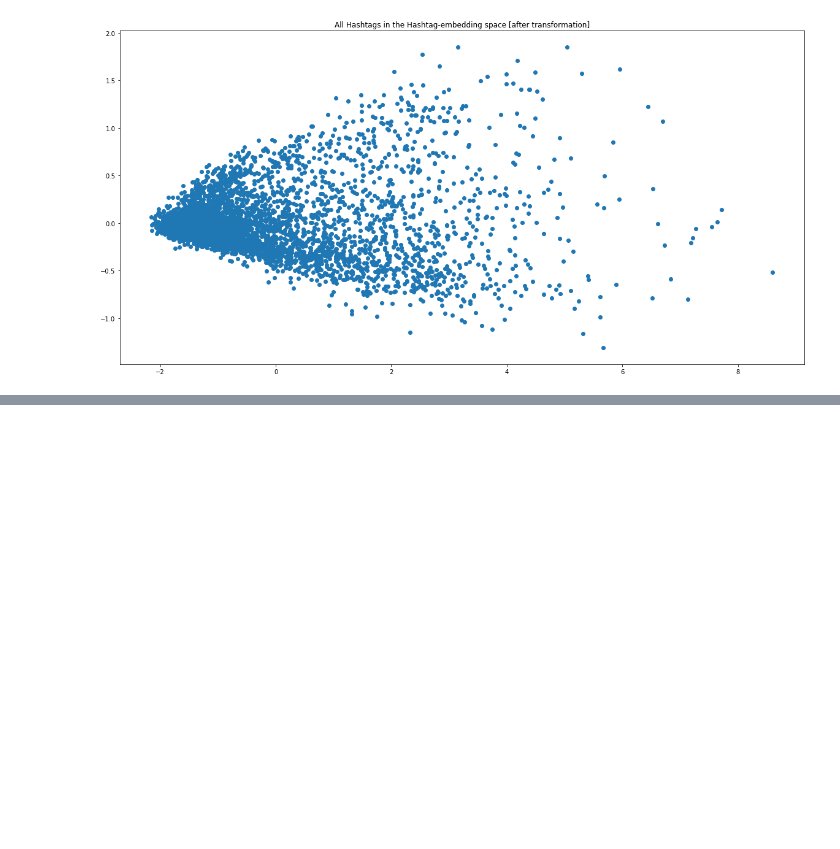
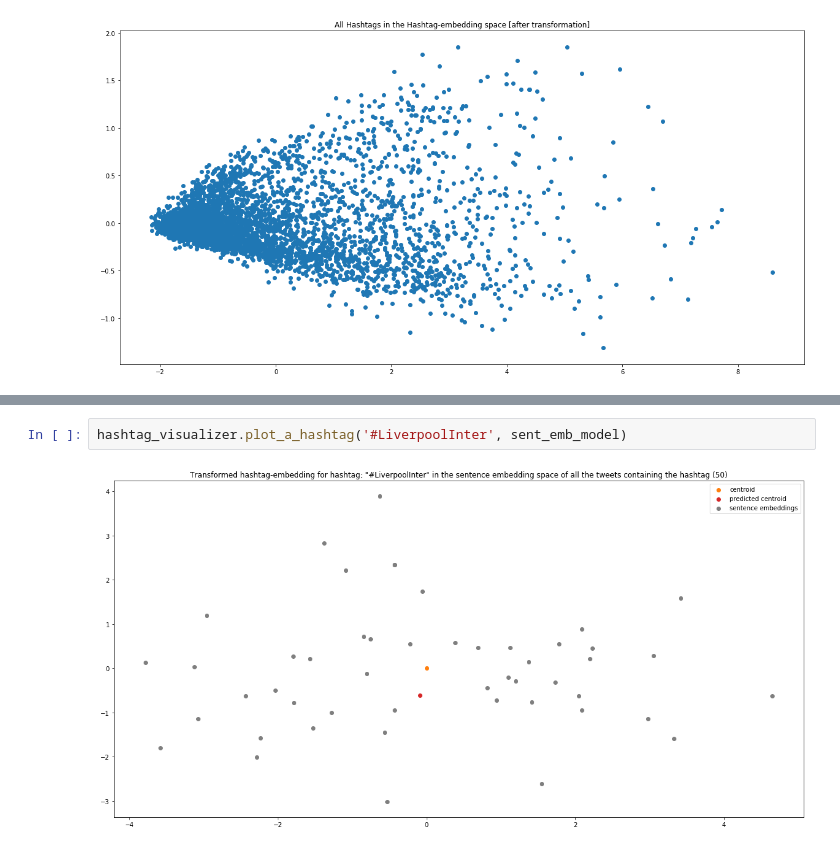
Before and after one commit to danielmuellerdev/HASHET, a Jupyter notebook: display_data.ipynb, the cells around one changed output, grey strips where cells are left out. Drawn from its saved outputs; the diff is of its cells as text; blank space fills up the shorter version.

```diff
--- a/display_data.ipynb
+++ b/display_data.ipynb
@@ -187,0 +231,4 @@ hashtag_visualizer.plot_hashtags_with_topics(
+# %%
+hashtag_visualizer.plot_a_hashtag('#LiverpoolInter', sent_emb_model)
+# %% [output]
+[figure, added]
```
Also changed, not shown: parts of 11 cells of this notebook.
